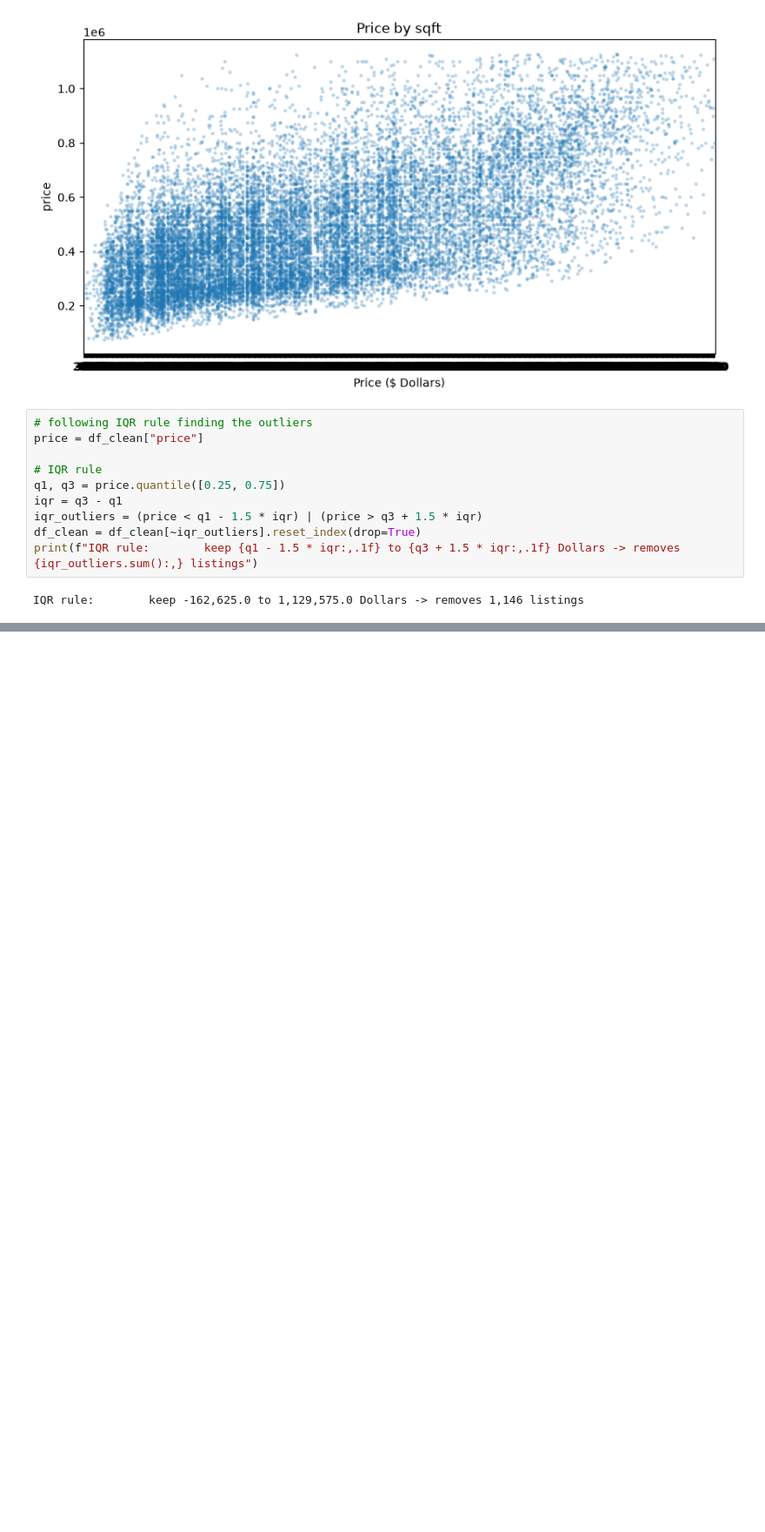
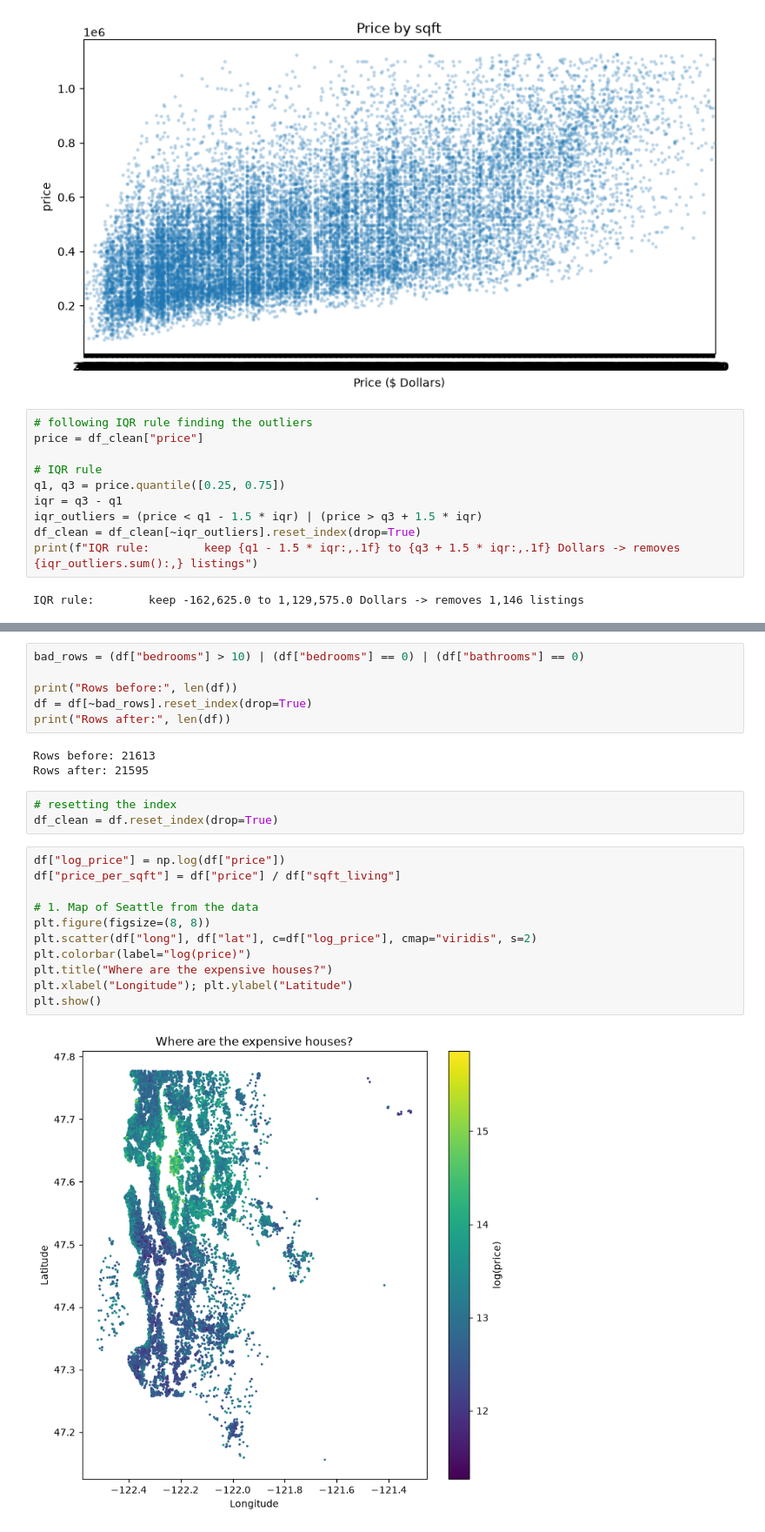
Before and after one commit to iaac-maai/group7_day2_assignment, a Jupyter notebook: notebook/data_cleaning_and_EDA.ipynb, the cells around one changed output, grey strips where cells are left out. Shown at 87% size. Saved outputs shown, nothing was run; the diff lists cells and outputs as text; blank space fills up the shorter version.

```diff
--- a/notebook/data_cleaning_and_EDA.ipynb
+++ b/notebook/data_cleaning_and_EDA.ipynb
@@ -200,0 +248,25 @@ IQR rule:        keep -162,625.0 to 1,129,575.0 Dollars -> removes 1,146 listing
+# %%
+bad_rows = (df["bedrooms"] > 10) | (df["bedrooms"] == 0) | (df["bathrooms"] == 0)
+
+print("Rows before:", len(df))
+df = df[~bad_rows].reset_index(drop=True)
+print("Rows after:", len(df))
+# %% [output]
+Rows before: 21613
+Rows after: 21595
+# %%
+# resetting the index
+df_clean = df.reset_index(drop=True)
+# %%
+df["log_price"] = np.log(df["price"])
+df["price_per_sqft"] = df["price"] / df["sqft_living"]
+
+# 1. Map of Seattle from the data
+plt.figure(figsize=(8, 8))
+plt.scatter(df["long"], df["lat"], c=df["log_price"], cmap="viridis", s=2)
+plt.colorbar(label="log(price)")
+plt.title("Where are the expensive houses?")
+plt.xlabel("Longitude"); plt.ylabel("Latitude")
+plt.show()
+# %% [output]
+[figure, added]
```
Also changed, not shown: parts of 7 cells of this notebook.
